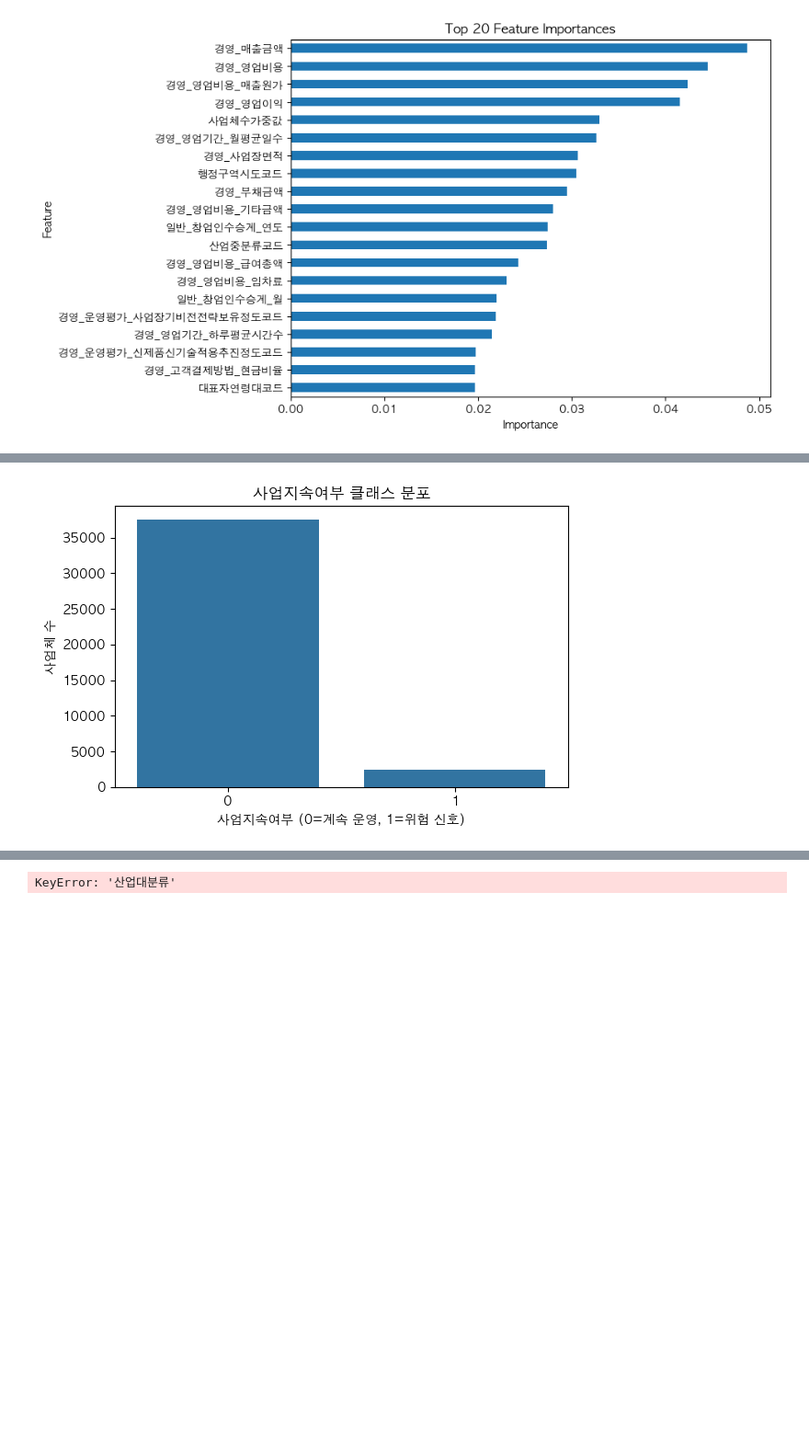
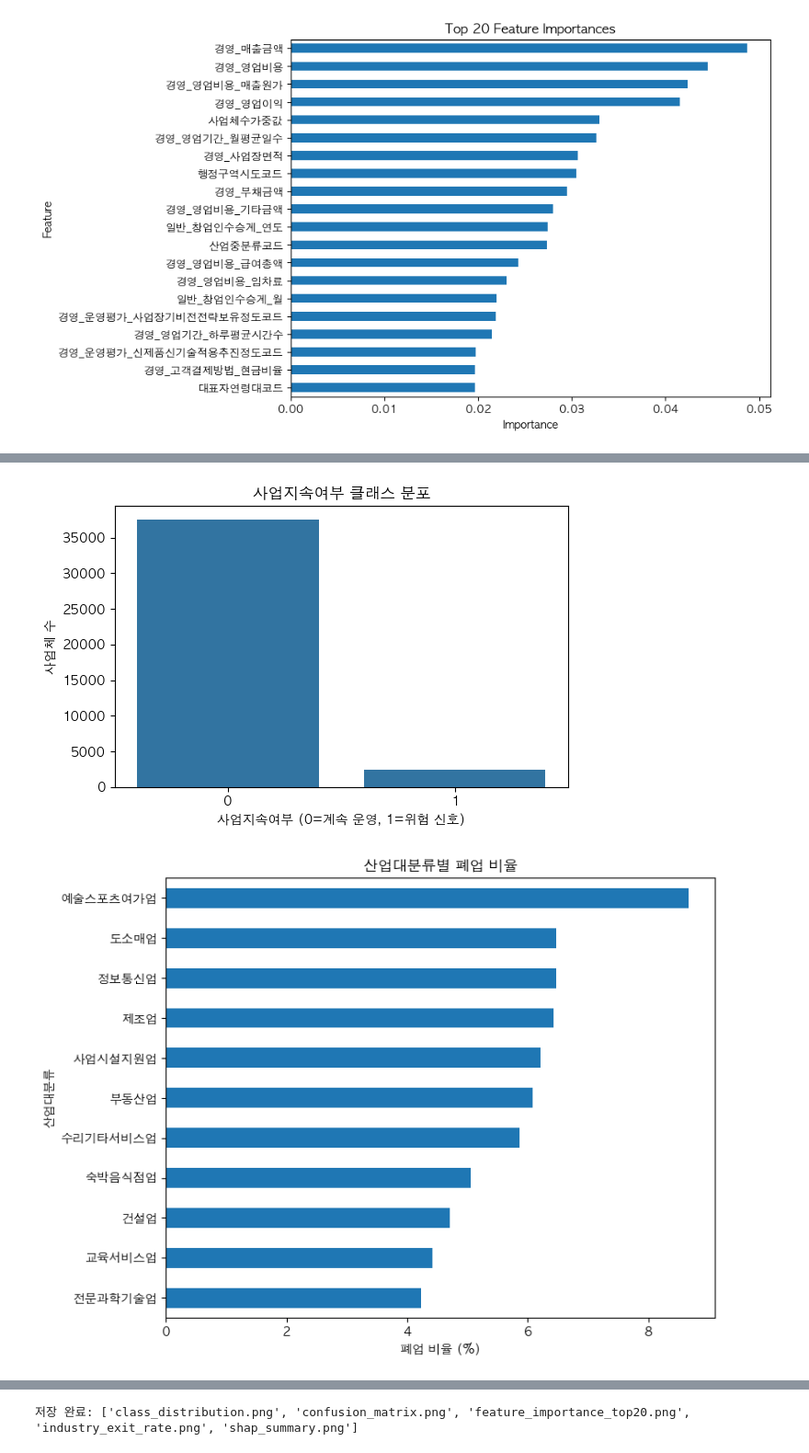
Before and after one commit to JeongmiGa/small-business-closure-risk-prediction, a Jupyter notebook: notebooks/small_business_risk_prediction.ipynb, the cells around one changed output, grey strips where cells are left out. Shown at 92% size. Saved outputs shown, nothing was run; the diff lists cells and outputs as text; code cells hidden in the pictures; blank space fills up the shorter version.

Commit message:
Add generated visuals and make notebook path repo-friendly

```diff
--- a/notebooks/small_business_risk_prediction.ipynb
+++ b/notebooks/small_business_risk_prediction.ipynb
@@ -4,7 +4,12 @@ import pandas as pd
 import pandas as pd
 from pathlib import Path
 
-data_path = Path('/Users/jmi/기타/2023_연간자료_등록기반_20260311_01354.csv')
+data_path = Path('../data/raw/2023_연간자료_등록기반_20260311_01354.csv')
+if not data_path.exists():
+    raise FileNotFoundError(
+        '원본 데이터 파일이 없습니다. data/raw/ 아래에 2023_연간자료_등록기반_20260311_01354.csv 파일을 위치시켜 주세요.'
+    )
+
 df = pd.read_csv(data_path, encoding='cp949')
 print(df.shape)
 # %% [output]
@@ -816,16 +821,12 @@ from pathlib import Path
 import matplotlib.pyplot as plt
 import seaborn as sns
 import pandas as pd
-
 image_dir = Path('../images')
 image_dir.mkdir(parents=True, exist_ok=True)
-
 # 현재 df는 전처리 이후 상태이므로, 시각화에 필요한 최소 컬럼은 원본 데이터를 다시 불러와 별도로 사용
-raw_df = pd.read_csv('/Users/jmi/기타/2023_연간자료_등록기반_20260311_01354.csv', encoding='cp949')
-
+raw_df = pd.read_csv(data_path, encoding='cp949')
 # 원본 데이터 기준 위험신호 타깃 생성
 raw_df['사업지속여부'] = raw_df['사업전환_운영계획코드'].map({1:0, 2:1, 3:1, 4:1})
-
 # 1. 클래스 불균형 분포
 plt.figure(figsize=(6,4))
 sns.countplot(x='사업지속여부', data=raw_df)
@@ -835,7 +836,6 @@ plt.ylabel('사업체 수')
 plt.tight_layout()
 plt.savefig(image_dir / 'class_distribution.png', dpi=300, bbox_inches='tight')
 plt.show()
-
 # 2. 산업대분류별 폐업 비율
 industry_major_map = {
     'C': '제조업', 'F': '건설업', 'G': '도소매업', 'I': '숙박음식점업',
@@ -847,34 +847,31 @@ industry_exit_rate = raw_df.groupby('산업대분류')['사업지속여부'].mea
 plt.figure(figsize=(8,6))
 industry_exit_rate.sort_values().plot(kind='barh')
 plt.xlabel('폐업 비율 (%)')
 plt.title('산업대분류별 폐업 비율')
 plt.tight_layout()
 plt.savefig(image_dir / 'industry_exit_rate.png', dpi=300, bbox_inches='tight')
 plt.show()
-
 # 3. Confusion Matrix
 disp.plot(cmap='Blues', values_format='d')
 plt.title('Confusion Matrix')
 plt.tight_layout()
 plt.savefig(image_dir / 'confusion_matrix.png', dpi=300, bbox_inches='tight')
 plt.show()
-
 # 4. Feature Importance Top 20
 plt.figure(figsize=(8,6))
 feature_importance.head(20).sort_values().plot(kind='barh')
 plt.title('Top 20 Feature Importances')
 plt.xlabel('Importance')
 plt.ylabel('Feature')
 plt.tight_layout()
 plt.savefig(image_dir / 'feature_importance_top20.png', dpi=300, bbox_inches='tight')
 plt.show()
-
 # 5. SHAP Summary Plot
 shap.summary_plot(shap_num, X_num, max_display=20, show=False)
 plt.tight_layout()
 plt.savefig(image_dir / 'shap_summary.png', dpi=300, bbox_inches='tight')
 plt.show()
-
 print('저장 완료:', sorted([p.name for p in image_dir.glob('*.png')]))
 # %% [output]
 [figure]
+[figure, added]
@@ -881 +881 @@ print('저장 완료:', sorted([p.name for p in image_dir.glob('*.png')]))
-KeyError: '산업대분류'
+저장 완료: ['class_distribution.png', 'confusion_matrix.png', 'feature_importance_top20.png', 'industry_exit_rate.png', 'shap_summary.png']
```
Also changed, not shown: parts of 2 cells of this notebook, 6 other files.
